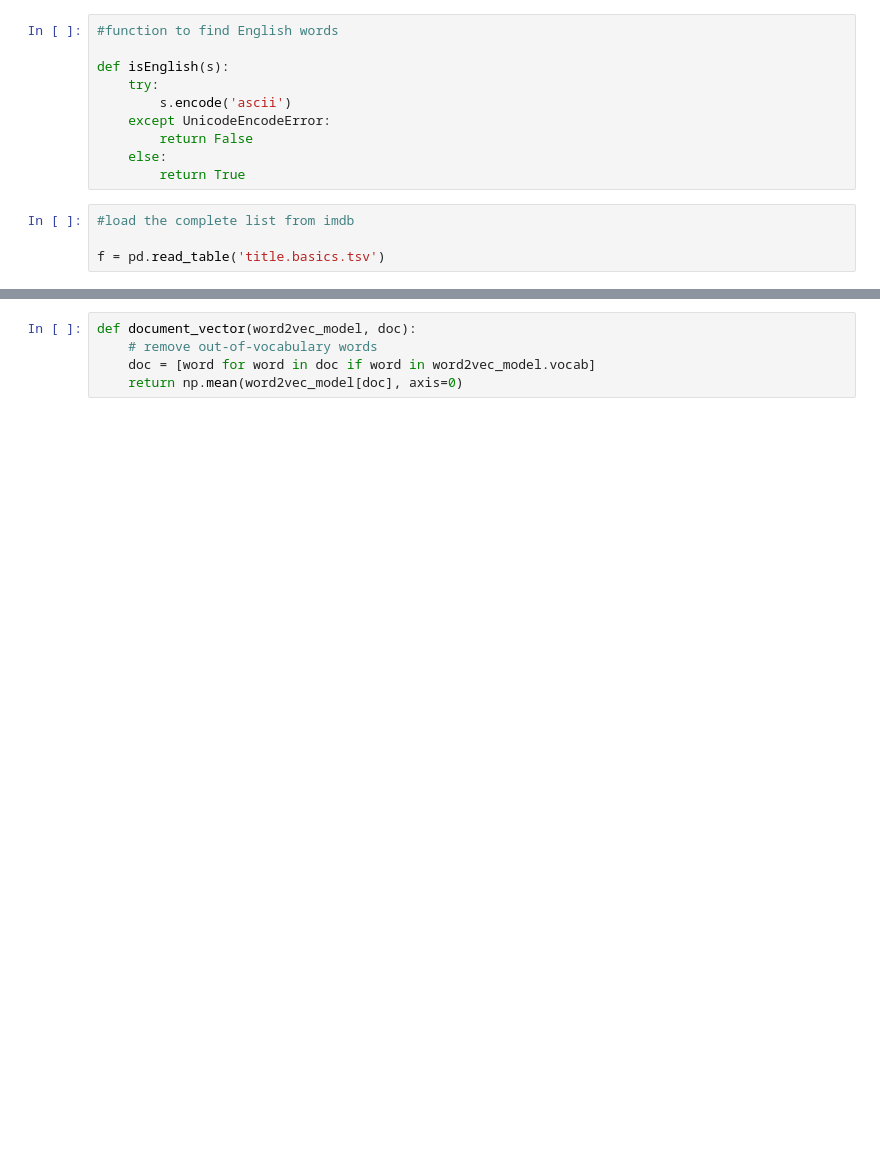
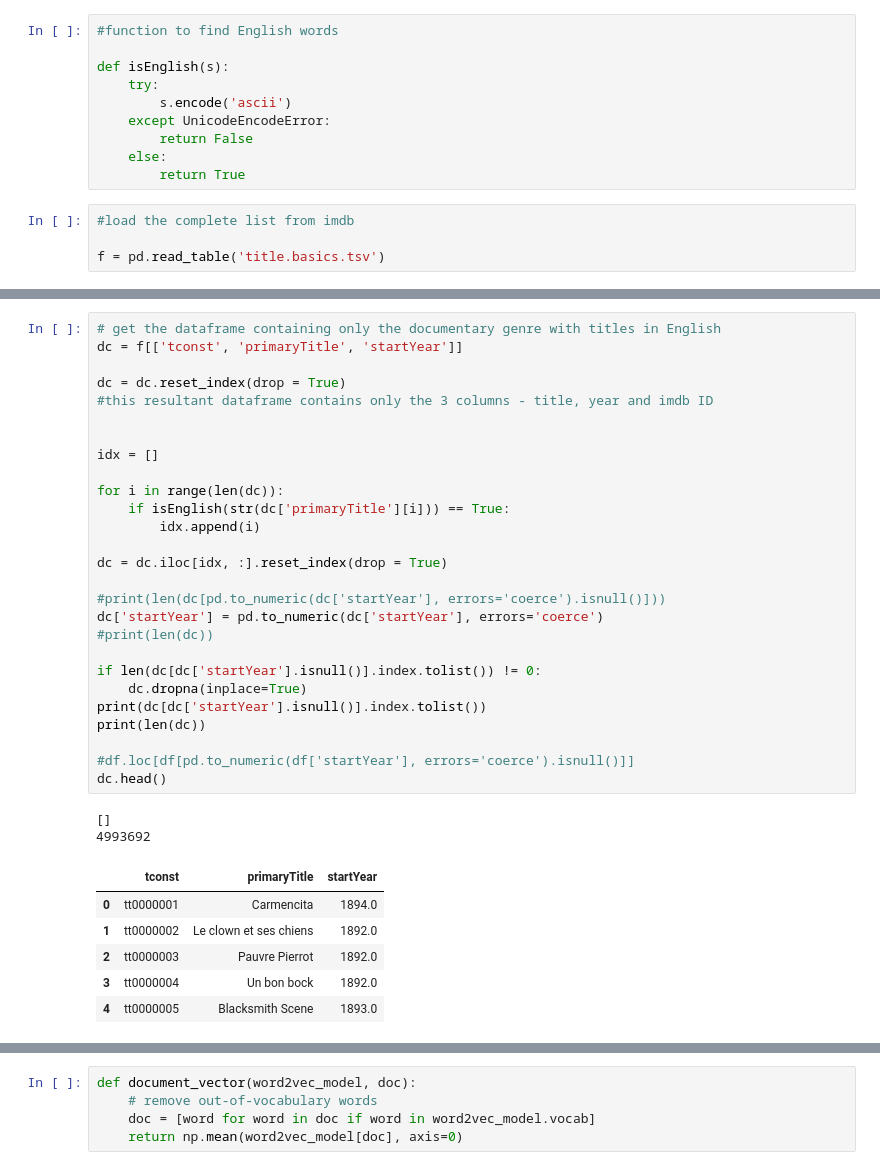
Before and after one commit to mnathvt/newsrecdocfilms, a Jupyter notebook: get_imdb_data.ipynb, the cells around one changed output, grey strips where cells are left out. Drawn from its saved outputs; the diff is of its cells as text; blank space fills up the shorter version.

```diff
--- a/get_imdb_data.ipynb
+++ b/get_imdb_data.ipynb
@@ -251,0 +48,36 @@ model = KeyedVectors.load_word2vec_format('GoogleNews-vectors-negative300.bin',
+# %%
+# get the dataframe containing only the documentary genre with titles in English
+dc = f[['tconst', 'primaryTitle', 'startYear']]
+
+dc = dc.reset_index(drop = True)
+#this resultant dataframe contains only the 3 columns - title, year and imdb ID
+
+
+idx = []
+
+for i in range(len(dc)):
+    if isEnglish(str(dc['primaryTitle'][i])) == True:
+        idx.append(i)
+
+dc = dc.iloc[idx, :].reset_index(drop = True)
+
+#print(len(dc[pd.to_numeric(dc['startYear'], errors='coerce').isnull()]))
+dc['startYear'] = pd.to_numeric(dc['startYear'], errors='coerce')
+#print(len(dc))
+
+if len(dc[dc['startYear'].isnull()].index.tolist()) != 0:
+    dc.dropna(inplace=True)
+print(dc[dc['startYear'].isnull()].index.tolist())
+print(len(dc))
+
+#df.loc[df[pd.to_numeric(df['startYear'], errors='coerce').isnull()]]
+dc.head()
+# %% [output]
+[]
+4993692
+|  | tconst | primaryTitle | startYear |
+| 0 | tt0000001 | Carmencita | 1894.0 |
+| 1 | tt0000002 | Le clown et ses chiens | 1892.0 |
+| 2 | tt0000003 | Pauvre Pierrot | 1892.0 |
+| 3 | tt0000004 | Un bon bock | 1892.0 |
+| 4 | tt0000005 | Blacksmith Scene | 1893.0 |
```
Also changed, not shown: parts of 59 cells of this notebook.
